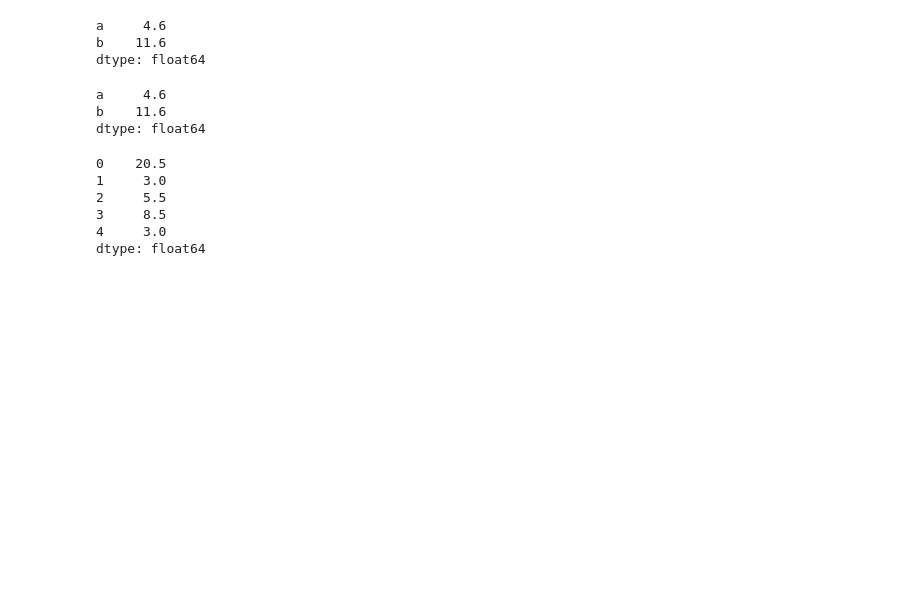
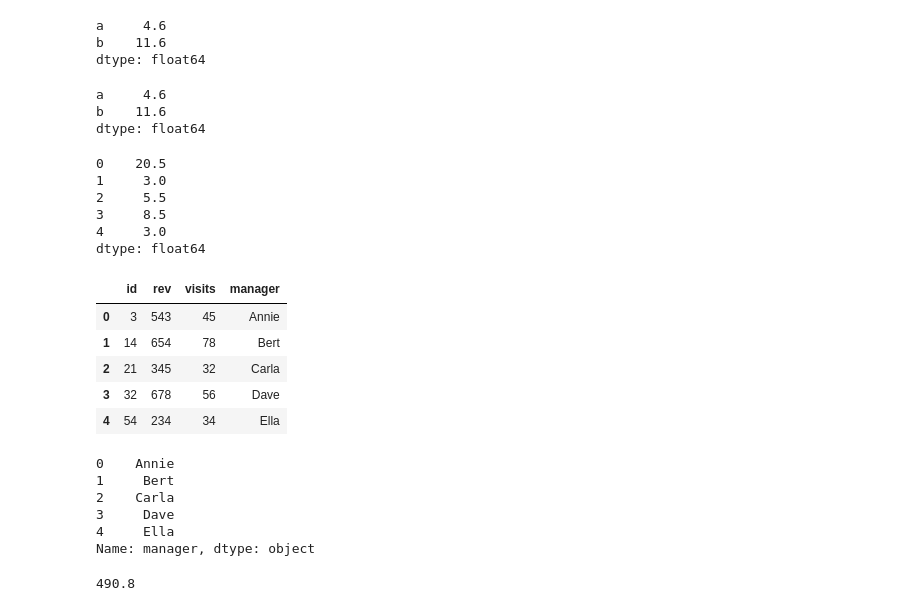
Before and after one commit to datatalking/Springer_Python_Marketing_Analytics, a Jupyter notebook: Part_One/Chapter_Two.ipynb, the cells around one changed output. Cells and saved outputs as stored; diff of their text form; code cells hidden in the pictures; blank space fills up the shorter version.

```diff
--- a/Part_One/Chapter_Two.ipynb
+++ b/Part_One/Chapter_Two.ipynb
@@ -851,3 +851,34 @@ ab_df.mean(axis=1)
 3     8.5
 4     3.0
 dtype: float64
+# %%
+#142
+store_id = pd.Series([3, 14, 21, 32, 54], dtype='category') # store id
+store_rev = [543, 654, 345, 678, 234] # store revenue $1000
+store_visits = [45, 78, 32, 56, 34] # visits, 1000s
+store_manager = ['Annie', 'Bert', 'Carla', 'Dave', 'Ella']
+store_df = pd.DataFrame({'id': store_id,
+                         'rev': store_rev,
+                         'visits': store_visits,
+                         'manager': store_manager})
+store_df
+# %% [output]
+|  | id | rev | visits | manager |
+| 0 | 3 | 543 | 45 | Annie |
+| 1 | 14 | 654 | 78 | Bert |
+| 2 | 21 | 345 | 32 | Carla |
+| 3 | 32 | 678 | 56 | Dave |
+| 4 | 54 | 234 | 34 | Ella |
+# %%
+store_df.manager
+# %% [output]
+0    Annie
+1     Bert
+2    Carla
+3     Dave
+4     Ella
+Name: manager, dtype: object
+# %%
+store_df.rev.mean()
+# %% [output]
+490.8
```
